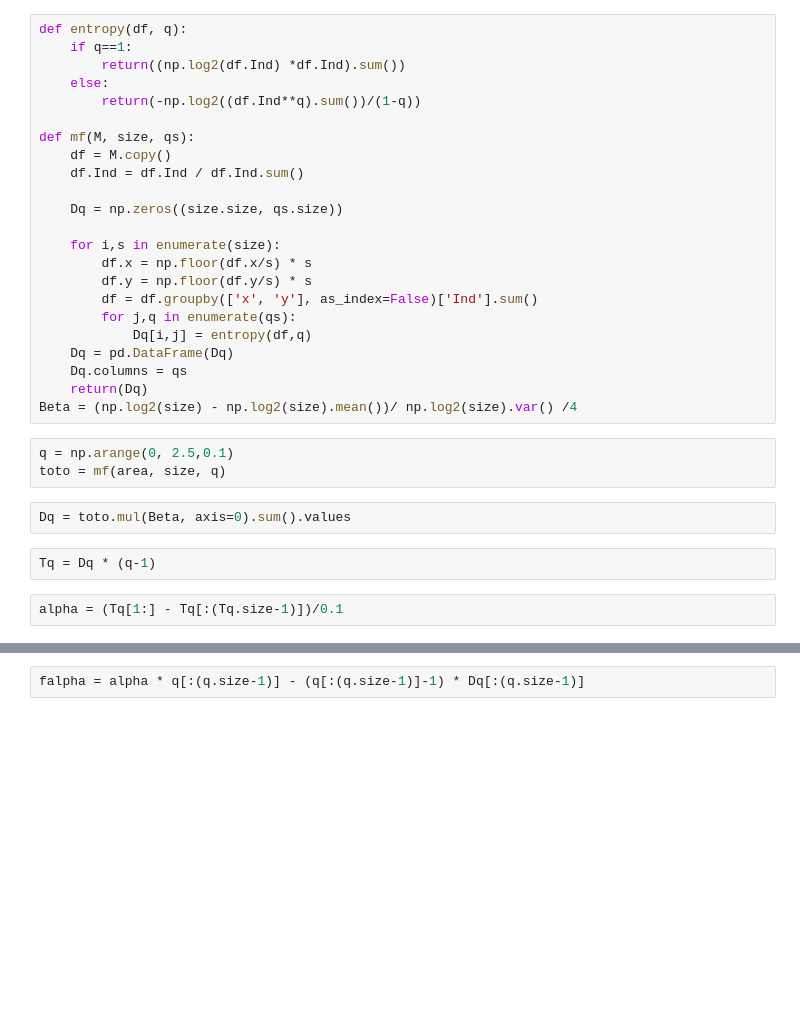
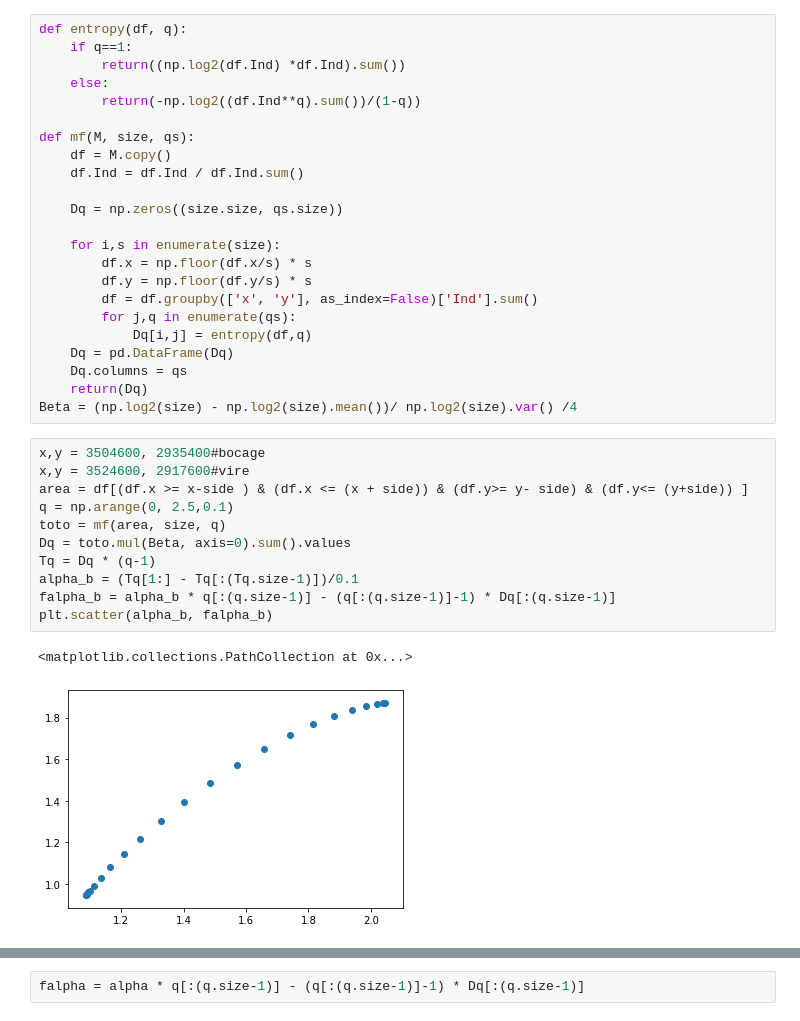
Before and after one commit to fsemecurbe/GWFA, a Jupyter notebook: D0c1c2.ipynb, the cells around one changed output, grey strips where cells are left out. Saved outputs shown, nothing was run; the diff lists cells and outputs as text; blank space fills up the shorter version.

```diff
--- a/D0c1c2.ipynb
+++ b/D0c1c2.ipynb
@@ -336,12 +336,17 @@ def mf(M, size, qs):
     Dq.columns = qs
     return(Dq)
 Beta = (np.log2(size) - np.log2(size).mean())/ np.log2(size).var() /4
-# %%
-q = np.arange(0, 2.5,0.1)
-toto = mf(area, size, q)
-# %%
-Dq = toto.mul(Beta, axis=0).sum().values
-# %%
-Tq = Dq * (q-1)
-# %%
-alpha = (Tq[1:] - Tq[:(Tq.size-1)])/0.1
+# %%
+x,y = 3504600, 2935400#bocage
+x,y = 3524600, 2917600#vire
+area = df[(df.x >= x-side ) & (df.x <= (x + side)) & (df.y>= y- side) & (df.y<= (y+side)) ]
+q = np.arange(0, 2.5,0.1)
+toto = mf(area, size, q)
+Dq = toto.mul(Beta, axis=0).sum().values
+Tq = Dq * (q-1)
+alpha_b = (Tq[1:] - Tq[:(Tq.size-1)])/0.1
+falpha_b = alpha_b * q[:(q.size-1)] - (q[:(q.size-1)]-1) * Dq[:(q.size-1)]
+plt.scatter(alpha_b, falpha_b)
+# %% [output]
+<matplotlib.collections.PathCollection at 0x...>
+[figure, added]
```
Also changed, not shown: parts of 5 cells of this notebook.
